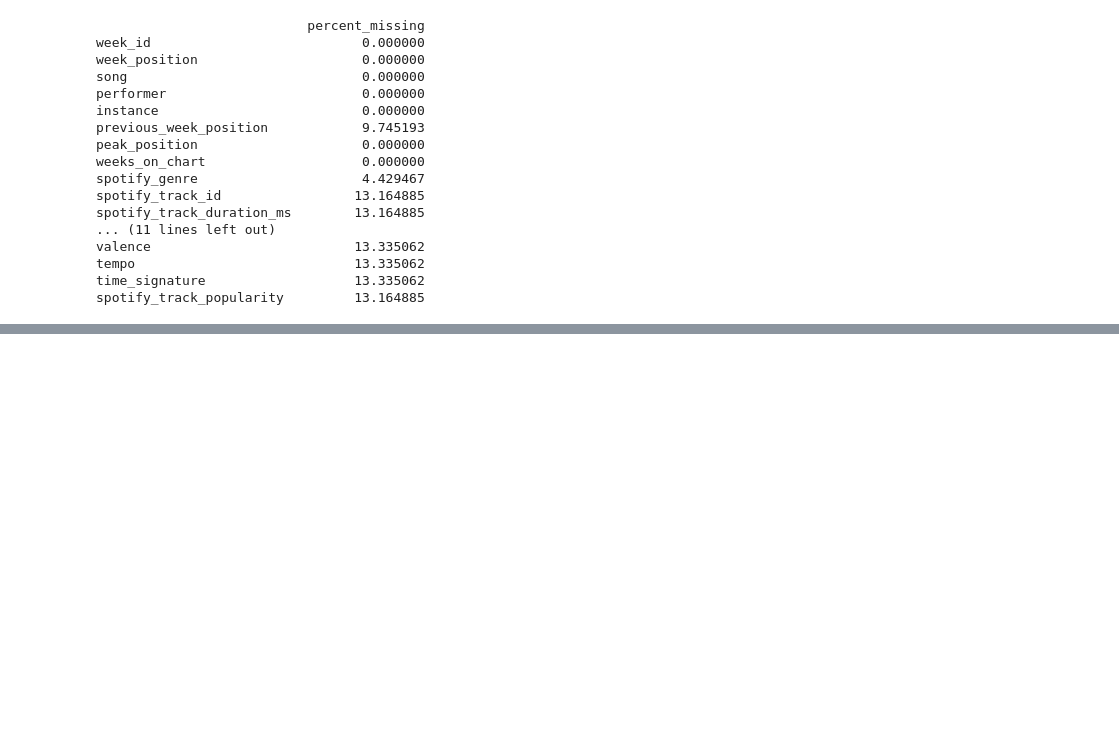
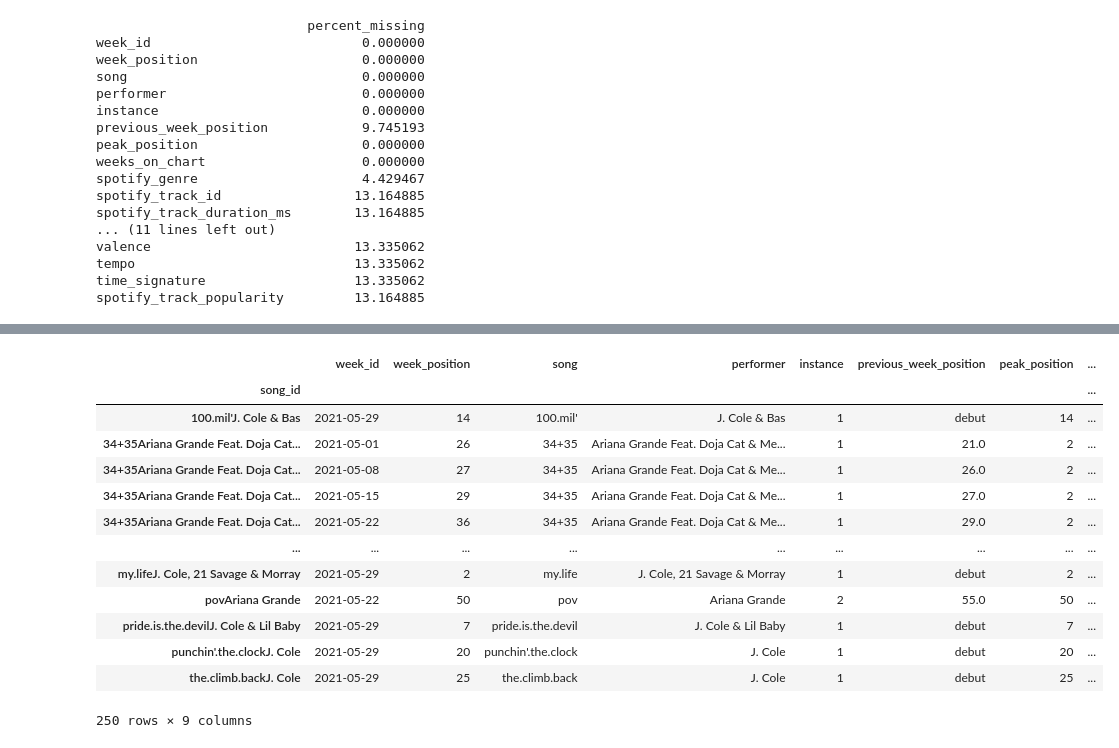
Before and after one commit to alexandriaGuo/billboard-top-100, a Jupyter notebook: data_clean.ipynb, the cells around one changed output, grey strips where cells are left out. Cells and saved outputs as stored; diff of their text form; code cells hidden in the pictures; blank space fills up the shorter version.

```diff
--- a/data_clean.ipynb
+++ b/data_clean.ipynb
@@ -262,0 +229,27 @@ df_alluvial_filtered.to_csv("billboard_alluvial.csv",index = False)
+# %%
+import copy
+
+df_alluvial = copy.deepcopy(df_clean)
+df_alluvial = df_alluvial.iloc[:, :9]
+
+df_alluvial = df_alluvial[df_alluvial['week_position'] <= 50]
+
+df_alluvial['week_id'] = pd.to_datetime(df_alluvial['week_id'], format='%m/%d/%Y')
+
+df_alluvial_filtered = df_alluvial[df_alluvial['week_id'] >= pd.Timestamp(2021,5,1)]
+df_alluvial_filtered
+# %% [output]
+|  | week_id | week_position | song | performer | instance | previous_week_position | peak_position | ... |
+| song_id |  |  |  |  |  |  |  | ... |
+| 100.mil'J. Cole & Bas | 2021-05-29 | 14 | 100.mil' | J. Cole & Bas | 1 | debut | 14 | ... |
+| 34+35Ariana Grande Feat. Doja Cat... | 2021-05-01 | 26 | 34+35 | Ariana Grande Feat. Doja Cat & Me... | 1 | 21.0 | 2 | ... |
+| 34+35Ariana Grande Feat. Doja Cat... | 2021-05-08 | 27 | 34+35 | Ariana Grande Feat. Doja Cat & Me... | 1 | 26.0 | 2 | ... |
+| 34+35Ariana Grande Feat. Doja Cat... | 2021-05-15 | 29 | 34+35 | Ariana Grande Feat. Doja Cat & Me... | 1 | 27.0 | 2 | ... |
+| 34+35Ariana Grande Feat. Doja Cat... | 2021-05-22 | 36 | 34+35 | Ariana Grande Feat. Doja Cat & Me... | 1 | 29.0 | 2 | ... |
+| ... | ... | ... | ... | ... | ... | ... | ... | ... |
+| my.lifeJ. Cole, 21 Savage & Morray | 2021-05-29 | 2 | my.life | J. Cole, 21 Savage & Morray | 1 | debut | 2 | ... |
+| povAriana Grande | 2021-05-22 | 50 | pov | Ariana Grande | 2 | 55.0 | 50 | ... |
+| pride.is.the.devilJ. Cole & Lil Baby | 2021-05-29 | 7 | pride.is.the.devil | J. Cole & Lil Baby | 1 | debut | 7 | ... |
+| punchin'.the.clockJ. Cole | 2021-05-29 | 20 | punchin'.the.clock | J. Cole | 1 | debut | 20 | ... |
+| the.climb.backJ. Cole | 2021-05-29 | 25 | the.climb.back | J. Cole | 1 | debut | 25 | ... |
+250 rows × 9 columns
```
Also changed, not shown: parts of 15 cells of this notebook, 2 other files.
